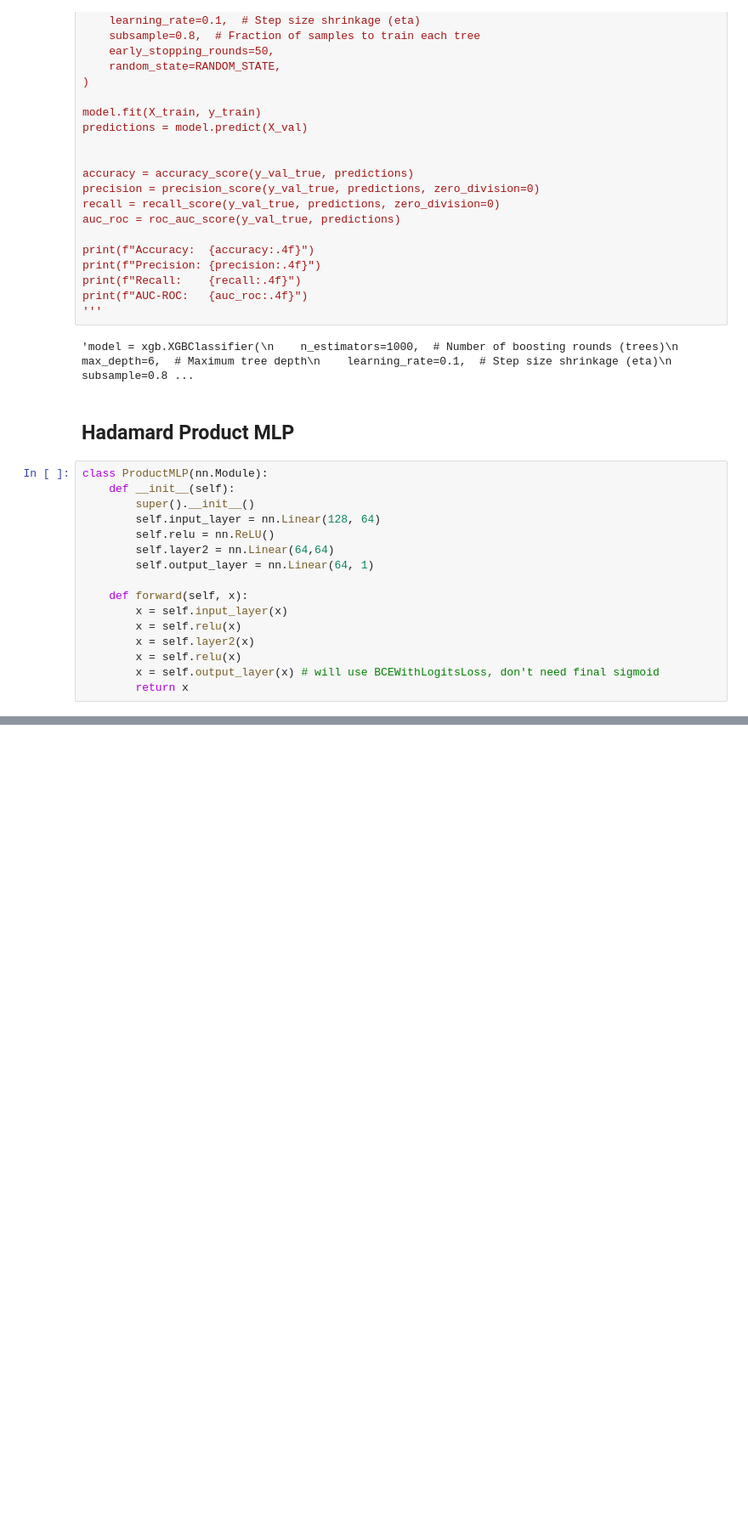
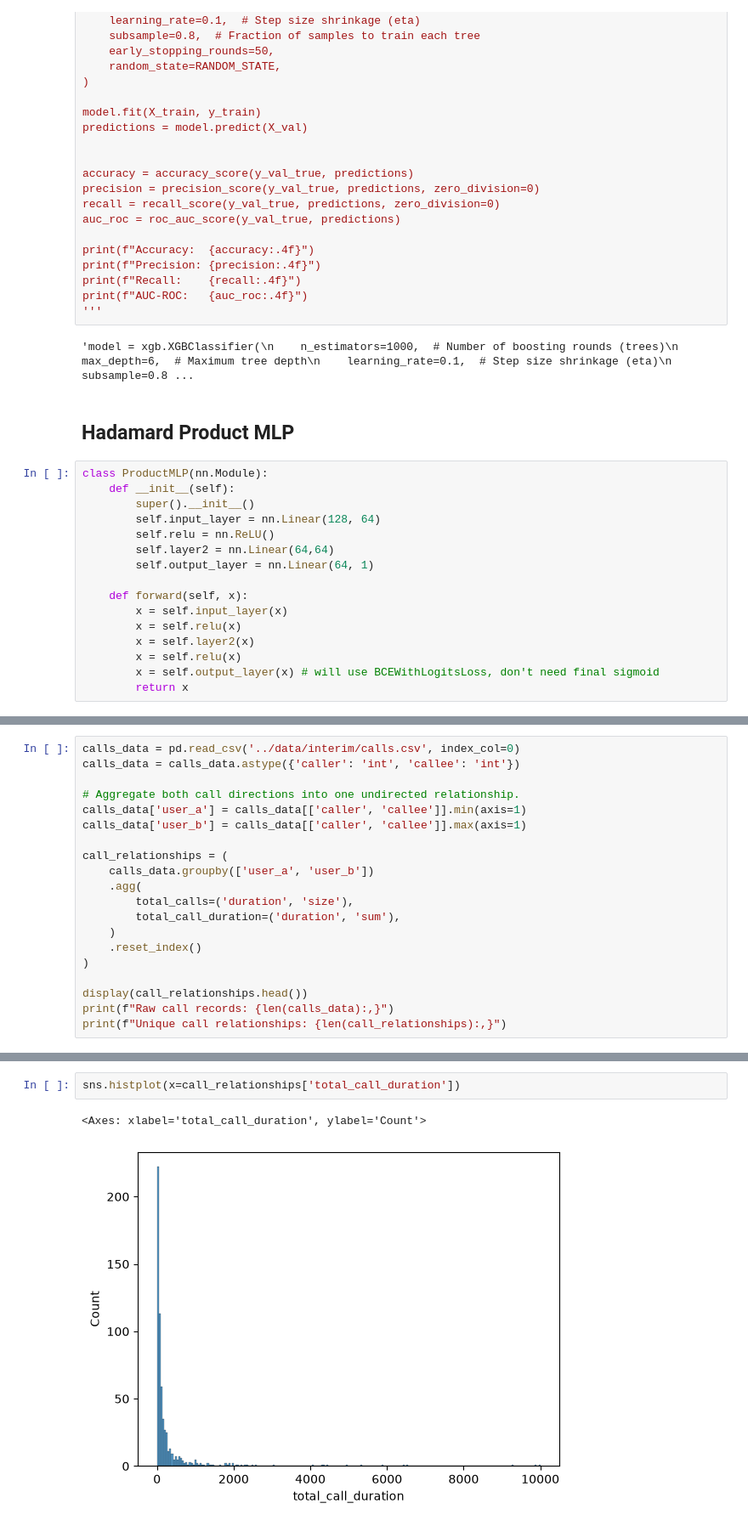
Before and after one commit to ucd-cosmos-data/26-the-deep-learners-analysis, a Jupyter notebook: FinalProject/notebooks/nn.ipynb, the cells around one changed output, grey strips where cells are left out. Shown at 85% size. Cells and saved outputs as stored; diff of their text form; blank space fills up the shorter version.

```diff
--- a/FinalProject/notebooks/nn.ipynb
+++ b/FinalProject/notebooks/nn.ipynb
@@ -398,0 +484,20 @@ AUC-ROC:   0.9193
+# %%
+calls_data = pd.read_csv('../data/interim/calls.csv', index_col=0)
+calls_data = calls_data.astype({'caller': 'int', 'callee': 'int'})
+
+# Aggregate both call directions into one undirected relationship.
+calls_data['user_a'] = calls_data[['caller', 'callee']].min(axis=1)
+calls_data['user_b'] = calls_data[['caller', 'callee']].max(axis=1)
+
+call_relationships = (
+    calls_data.groupby(['user_a', 'user_b'])
+    .agg(
+        total_calls=('duration', 'size'),
+        total_call_duration=('duration', 'sum'),
+    )
+    .reset_index()
+)
+
+display(call_relationships.head())
+print(f"Raw call records: {len(calls_data):,}")
+print(f"Unique call relationships: {len(call_relationships):,}")
@@ -398,0 +513,5 @@ AUC-ROC:   0.9193
+# %%
+sns.histplot(x=call_relationships['total_call_duration'])
+# %% [output]
+<Axes: xlabel='total_call_duration', ylabel='Count'>
+[figure, added]
```
Also changed, not shown: parts of 32 cells of this notebook.
